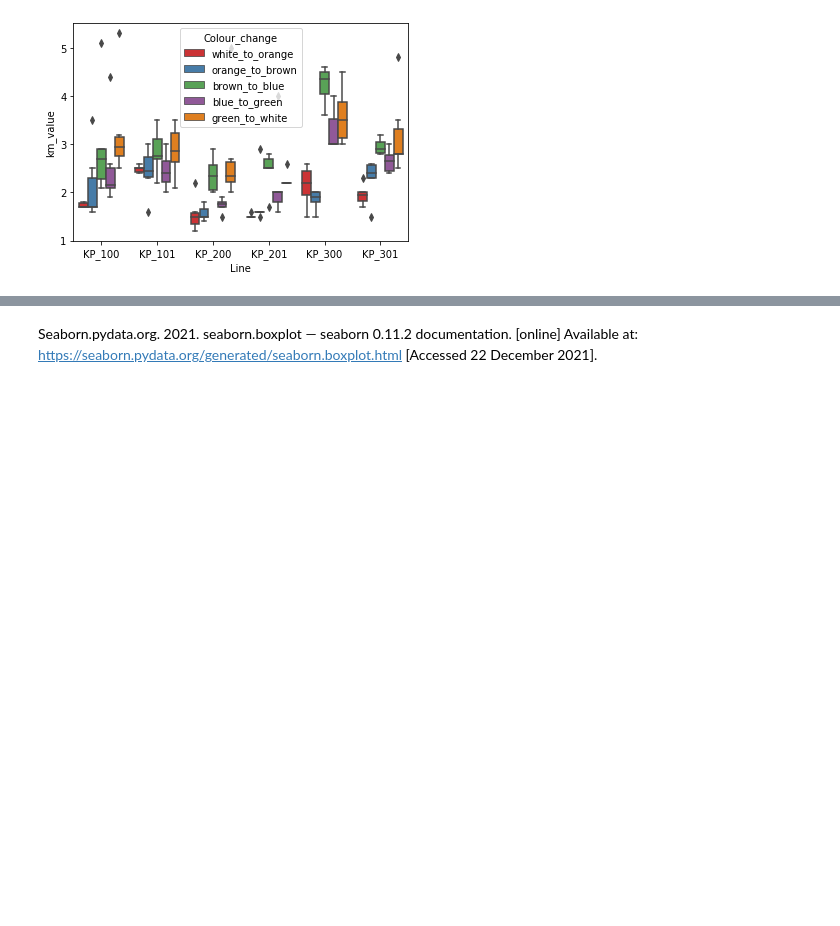
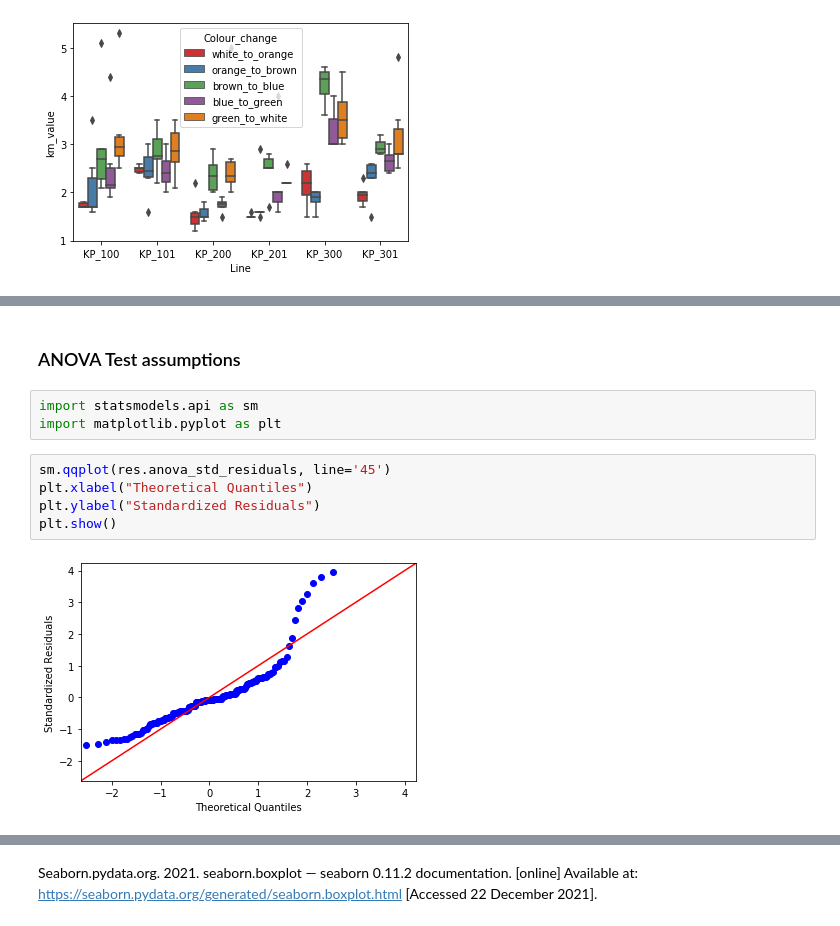
Before and after one commit to rastislp/Machine_learning, a Jupyter notebook: scipy-stats.ipynb, the cells around one changed output, grey strips where cells are left out. Drawn from its saved outputs; the diff is of its cells as text; blank space fills up the shorter version.

```diff
--- a/scipy-stats.ipynb
+++ b/scipy-stats.ipynb
@@ -149,0 +253,12 @@ sns.boxplot(x="Line", y="km_value", hue="Colour_change", data=d_melt, palette="S
+# %% [markdown]
+### ANOVA Test assumptions
+# %%
+import statsmodels.api as sm
+import matplotlib.pyplot as plt
+# %%
+sm.qqplot(res.anova_std_residuals, line='45')
+plt.xlabel("Theoretical Quantiles")
+plt.ylabel("Standardized Residuals")
+plt.show()
+# %% [output]
+[figure, added]
```
Also changed, not shown: parts of 28 cells of this notebook.
